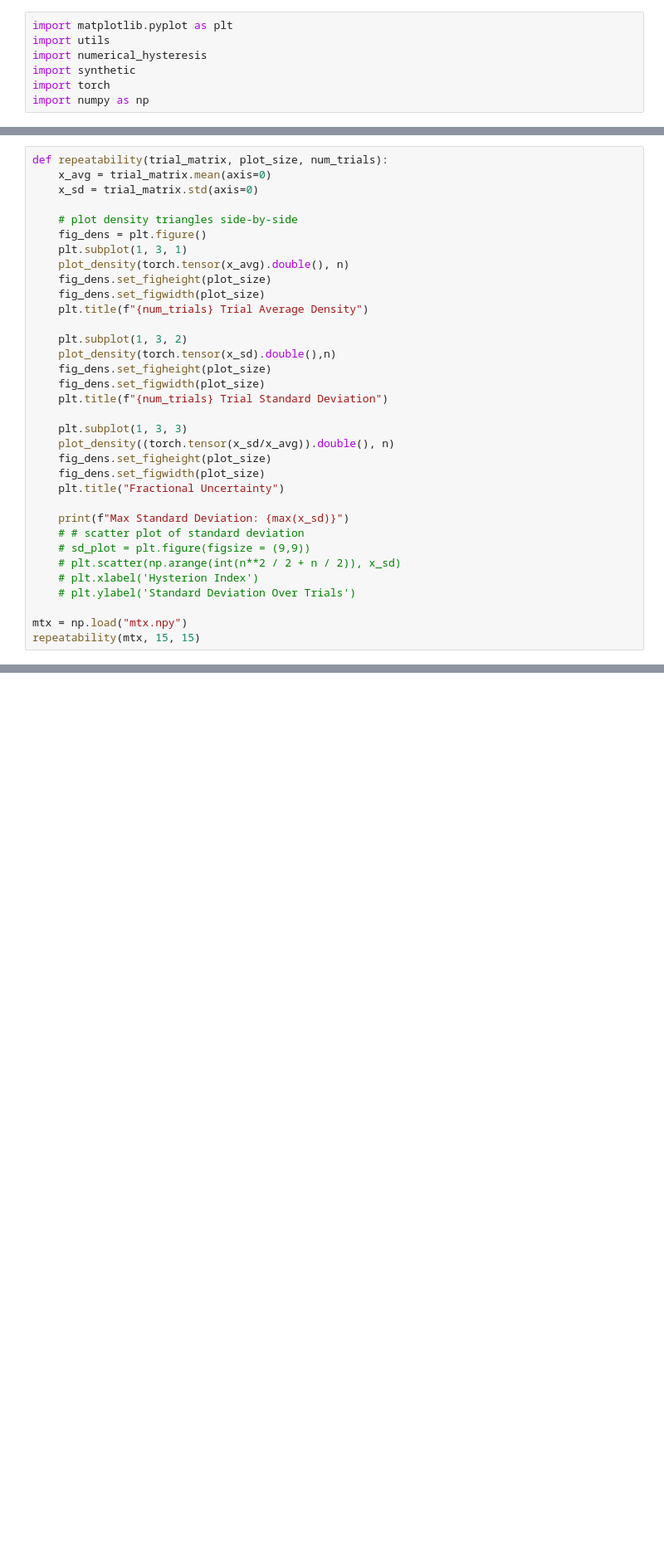
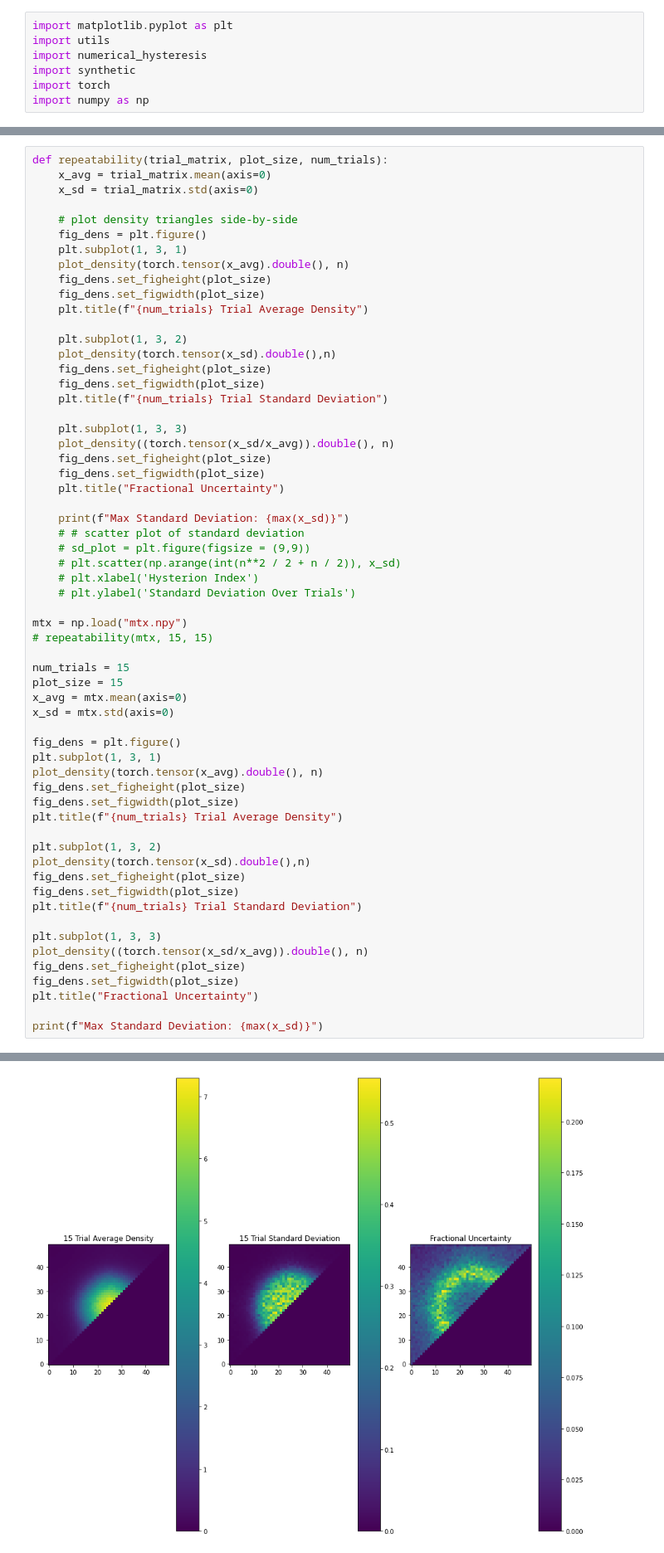
Before and after one commit to roussel-ryan/diff_hysteresis, a Jupyter notebook: optimization.ipynb, the cells around one changed output, grey strips where cells are left out. Shown at 83% size. Cells and saved outputs as stored; diff of their text form; blank space fills up the shorter version.

```diff
--- a/optimization.ipynb
+++ b/optimization.ipynb
@@ -204,4 +196,31 @@ def repeatability(trial_matrix, plot_size, num_trials):
     # plt.ylabel('Standard Deviation Over Trials')
 
 mtx = np.load("mtx.npy")
-repeatability(mtx, 15, 15)
+# repeatability(mtx, 15, 15)
+
+num_trials = 15
+plot_size = 15
+x_avg = mtx.mean(axis=0)
+x_sd = mtx.std(axis=0)
+
+fig_dens = plt.figure()
+plt.subplot(1, 3, 1)
+plot_density(torch.tensor(x_avg).double(), n)
+fig_dens.set_figheight(plot_size)
+fig_dens.set_figwidth(plot_size)
+plt.title(f"{num_trials} Trial Average Density")
+
+plt.subplot(1, 3, 2)
+plot_density(torch.tensor(x_sd).double(),n)
+fig_dens.set_figheight(plot_size)
+fig_dens.set_figwidth(plot_size)
+plt.title(f"{num_trials} Trial Standard Deviation")
+
+plt.subplot(1, 3, 3)
+plot_density((torch.tensor(x_sd/x_avg)).double(), n)
+fig_dens.set_figheight(plot_size)
+fig_dens.set_figwidth(plot_size)
+plt.title("Fractional Uncertainty")
+
+print(f"Max Standard Deviation: {max(x_sd)}")
+# %% [output]
@@ -207,0 +228 @@ repeatability(mtx, 15, 15)
+[figure, added]
```
Also changed, not shown: parts of 6 cells of this notebook, 5 other files.
